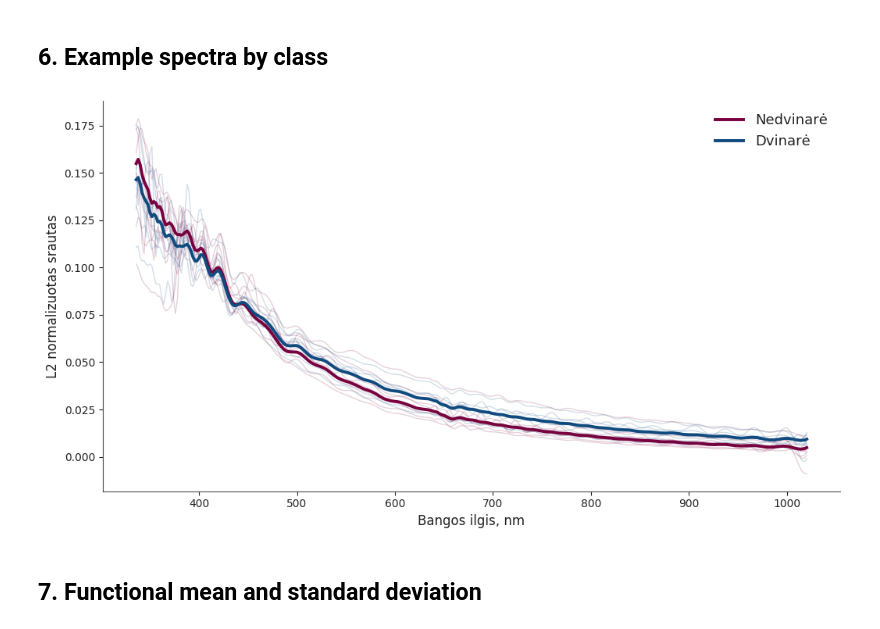
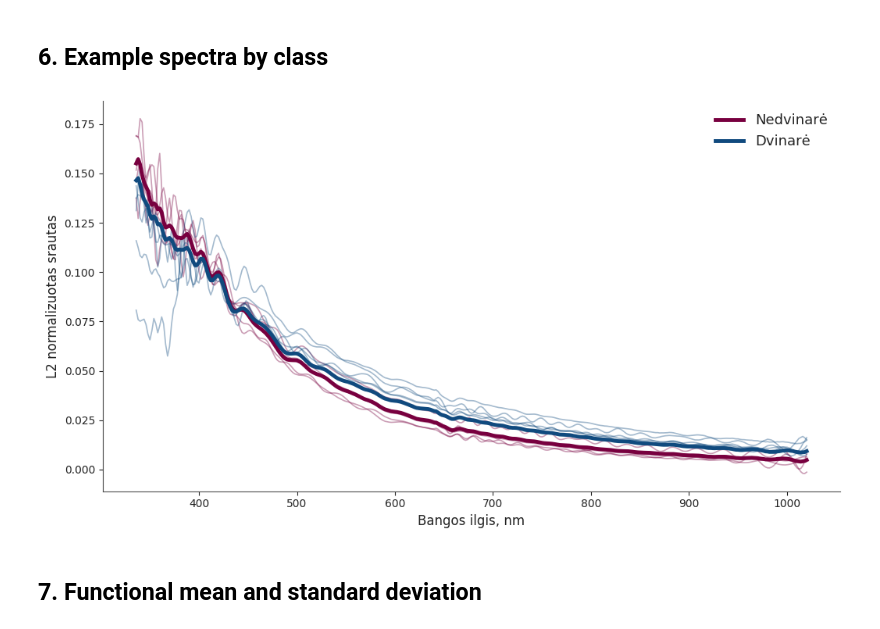
Before and after one commit to ugedvilaite/Bakalauras, a Jupyter notebook: 01_initial_data_exploration.ipynb, the cells around one changed output. Drawn from its saved outputs; the diff is of its cells as text; code cells hidden in the pictures.

```diff
--- a/01_initial_data_exploration.ipynb
+++ b/01_initial_data_exploration.ipynb
@@ -122,7 +122,7 @@ LABEL_CANDIDATES = [
 MAIN_REPRESENTATION = "l2"
 
 # Number of randomly selected example spectra to draw from each class.
-N_EXAMPLE_PER_CLASS = 8
+N_EXAMPLE_PER_CLASS = 5
 
 # Step size used when plotting the correlation heatmap. A value of 3 plots every
 # third wavelength and makes the heatmap smaller and easier to render.
@@ -670,23 +670,9 @@ display(class_balance)
 # %% [markdown]
  ## 6. Example spectra by class
 # %%
-# Get row indices for both classes. These indices are reused in several plots and
-# summary calculations below.
+# Get row indices for both classes.
 idx_binary = np.where(y == 1)[0]
 idx_nonbinary = np.where(y == 0)[0]
-
-# Randomly select a small number of spectra from each class for visualization.
-rng = np.random.default_rng(RANDOM_STATE)
-plot_binary = rng.choice(
-    idx_binary,
-    size=min(N_EXAMPLE_PER_CLASS, len(idx_binary)),
-    replace=False,
-)
-plot_nonbinary = rng.choice(
-    idx_nonbinary,
-    size=min(N_EXAMPLE_PER_CLASS, len(idx_nonbinary)),
-    replace=False,
-)
 
 # Compute class-wise mean spectra for the selected main representation and for
 # both raw and L2-normalized data. Raw and L2 means are exported for comparison.
@@ -700,53 +686,71 @@ mean_binary_l2 = x_l2[idx_binary].mean(axis=0)
 mean_nonbinary_l2 = x_l2[idx_nonbinary].mean(axis=0)
 diff_l2 = mean_binary_l2 - mean_nonbinary_l2
 
+# Randomly select a small number of spectra from each class for visualization.
+rng = np.random.default_rng(RANDOM_STATE)
+
+plot_binary = rng.choice(
+    idx_binary,
+    size=min(N_EXAMPLE_PER_CLASS, len(idx_binary)),
+    replace=False,
+)
+
+plot_nonbinary = rng.choice(
+    idx_nonbinary,
+    size=min(N_EXAMPLE_PER_CLASS, len(idx_nonbinary)),
+    replace=False,
+)
+
 fig, ax = plt.subplots(figsize=(10.5, 5.8))
 
-# Plot individual non-binary spectra as light background curves.
+# Plot individual non-binary spectra as light solid background curves.
 for idx in plot_nonbinary:
     ax.plot(
         wavelengths,
         x_main[idx],
-        alpha=0.18,
-        linewidth=1.0,
+        alpha=0.38,
+        linewidth=1.2,
         color=COLOR_SECONDARY,
+        linestyle="-",
     )
 
-# Plot individual binary spectra as light background curves.
+# Plot individual binary spectra as light dashed background curves.
 for idx in plot_binary:
     ax.plot(
         wavelengths,
         x_main[idx],
-        alpha=0.18,
-        linewidth=1.0,
+        alpha=0.38,
+        linewidth=1.2,
         color=COLOR_PRIMARY,
+        linestyle="-",
     )
 
 # Overlay class means with thicker lines to show the average class pattern.
 ax.plot(
     wavelengths,
     mean_nonbinary_main,
-    linewidth=2.8,
+    linewidth=3.5,
     color=COLOR_SECONDARY,
     label="Nedvinarė",
 )
+
 ax.plot(
     wavelengths,
     mean_binary_main,
-    linewidth=2.8,
+    linewidth=3.5,
     color=COLOR_PRIMARY,
     label="Dvinarė",
 )
 
 ax.set_xlabel("Bangos ilgis, nm")
 ax.set_ylabel(
     "L2 normalizuotas srautas" if MAIN_REPRESENTATION == "l2" else "Srautas"
 )
 ax.legend(frameon=False, loc="best", fontsize=13)
 apply_clean_axes(ax, add_grid=False)
 show_and_save(fig, OUT_DIR / "fig_example_spectra.svg")
 # %% [output]
-[figure, old version]
+[figure, new version]
 # %% [markdown]
  ## 7. Functional mean and standard deviation
 # %%
```
Also changed, not shown: parts of 1 cell of this notebook.
